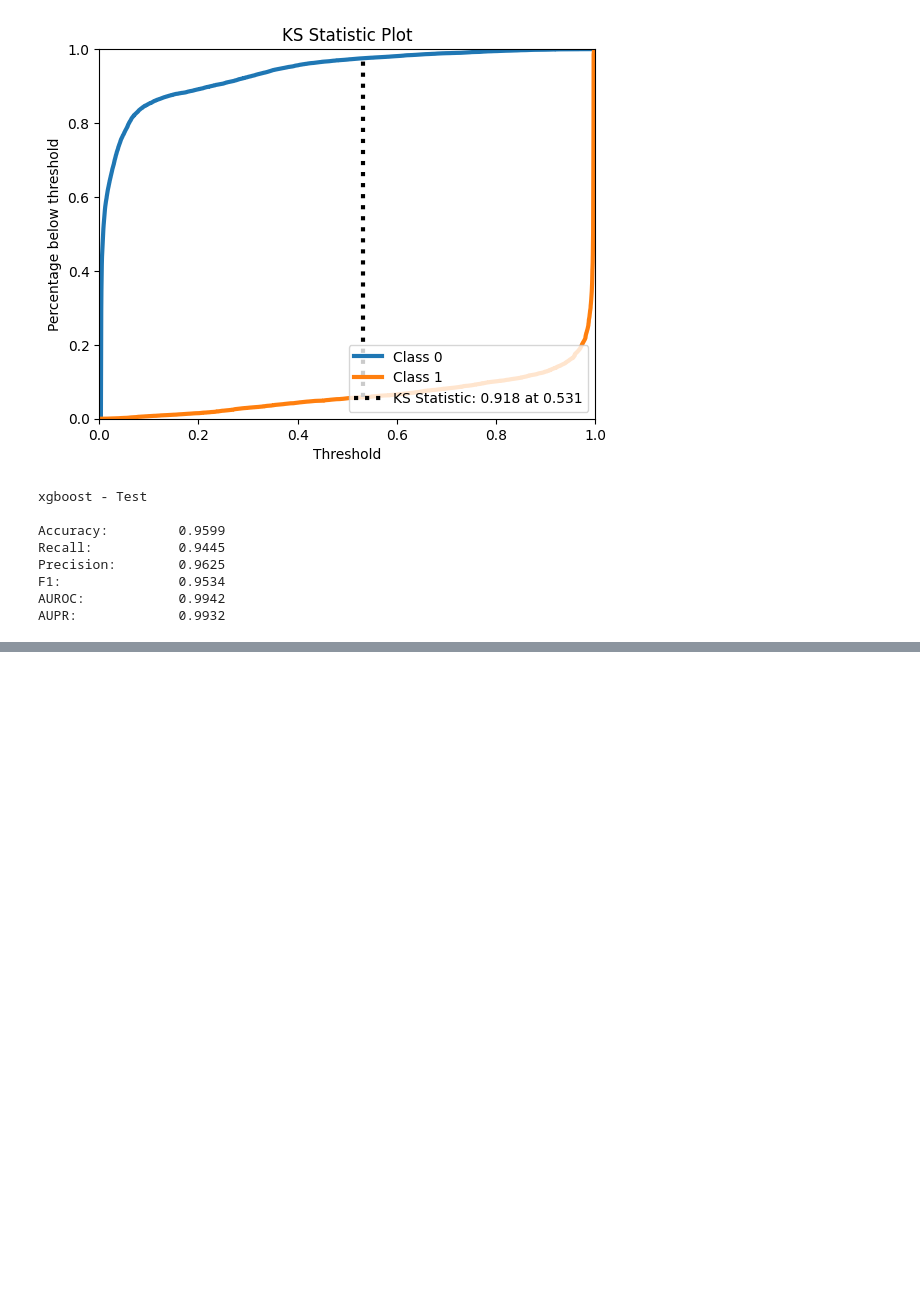
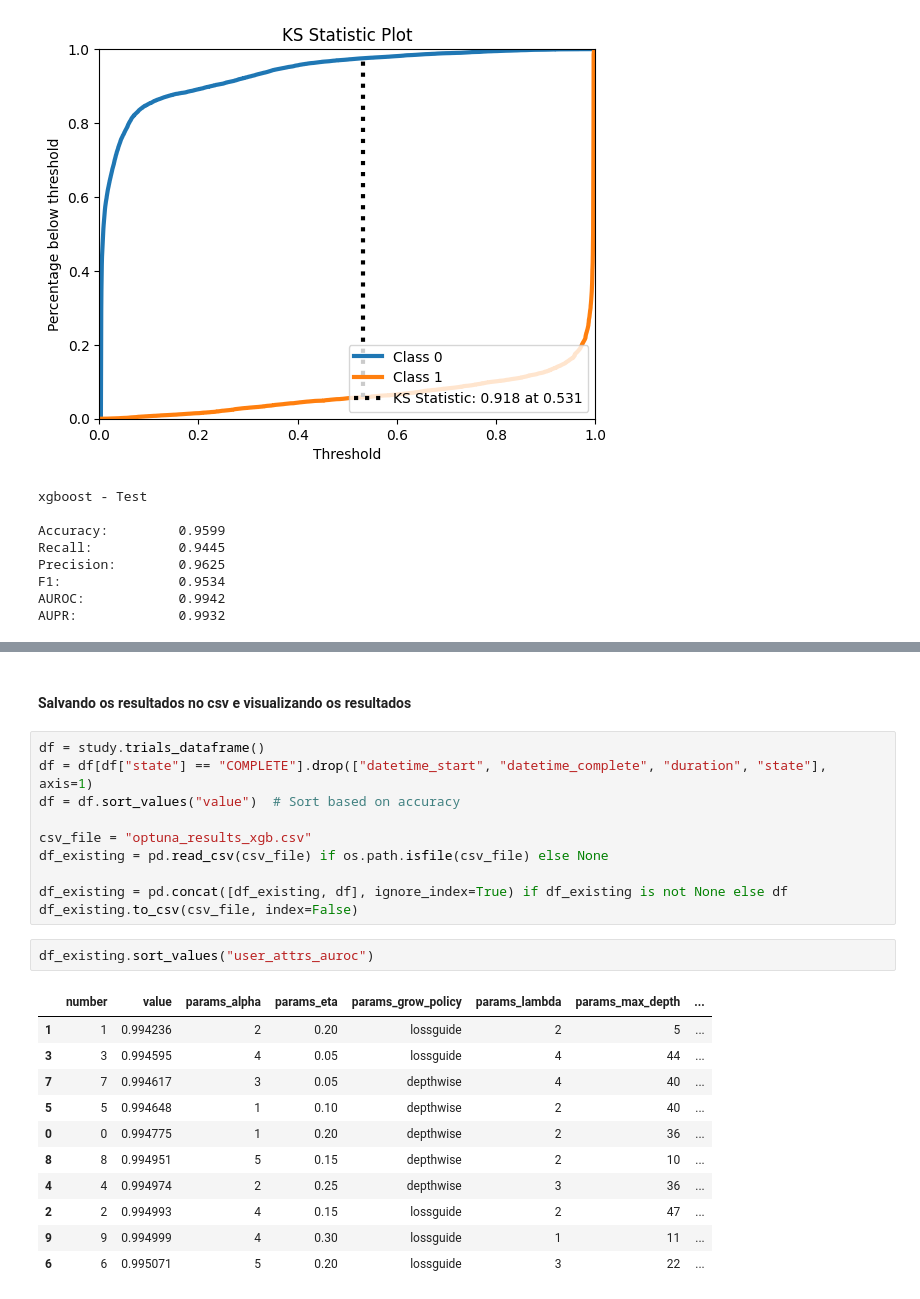
Before and after one commit to GuilhermeMaciel75/RN-Airline-Passenger-Satisfaction, a Jupyter notebook: src/xgboost.ipynb, the cells around one changed output, grey strips where cells are left out. Drawn from its saved outputs; the diff is of its cells as text; blank space fills up the shorter version.

```diff
--- a/src/xgboost.ipynb
+++ b/src/xgboost.ipynb
@@ -192,0 +350,26 @@ AUPR:             0.9932
+# %% [markdown]
+#### Salvando os resultados no csv e visualizando os resultados
+# %%
+df = study.trials_dataframe()
+df = df[df["state"] == "COMPLETE"].drop(["datetime_start", "datetime_complete", "duration", "state"], axis=1)
+df = df.sort_values("value")  # Sort based on accuracy
+
+csv_file = "optuna_results_xgb.csv"
+df_existing = pd.read_csv(csv_file) if os.path.isfile(csv_file) else None
+
+df_existing = pd.concat([df_existing, df], ignore_index=True) if df_existing is not None else df
+df_existing.to_csv(csv_file, index=False)
+# %%
+df_existing.sort_values("user_attrs_auroc")
+# %% [output]
+|  | number | value | params_alpha | params_eta | params_grow_policy | params_lambda | params_max_depth | ... |
+| 1 | 1 | 0.994236 | 2 | 0.20 | lossguide | 2 | 5 | ... |
+| 3 | 3 | 0.994595 | 4 | 0.05 | lossguide | 4 | 44 | ... |
+| 7 | 7 | 0.994617 | 3 | 0.05 | depthwise | 4 | 40 | ... |
+| 5 | 5 | 0.994648 | 1 | 0.10 | depthwise | 2 | 40 | ... |
+| 0 | 0 | 0.994775 | 1 | 0.20 | depthwise | 2 | 36 | ... |
+| 8 | 8 | 0.994951 | 5 | 0.15 | depthwise | 2 | 10 | ... |
+| 4 | 4 | 0.994974 | 2 | 0.25 | depthwise | 3 | 36 | ... |
+| 2 | 2 | 0.994993 | 4 | 0.15 | lossguide | 2 | 47 | ... |
+| 9 | 9 | 0.994999 | 4 | 0.30 | lossguide | 1 | 11 | ... |
+| 6 | 6 | 0.995071 | 5 | 0.20 | lossguide | 3 | 22 | ... |
```
Also changed, not shown: parts of 4 cells of this notebook, 3 other files.
